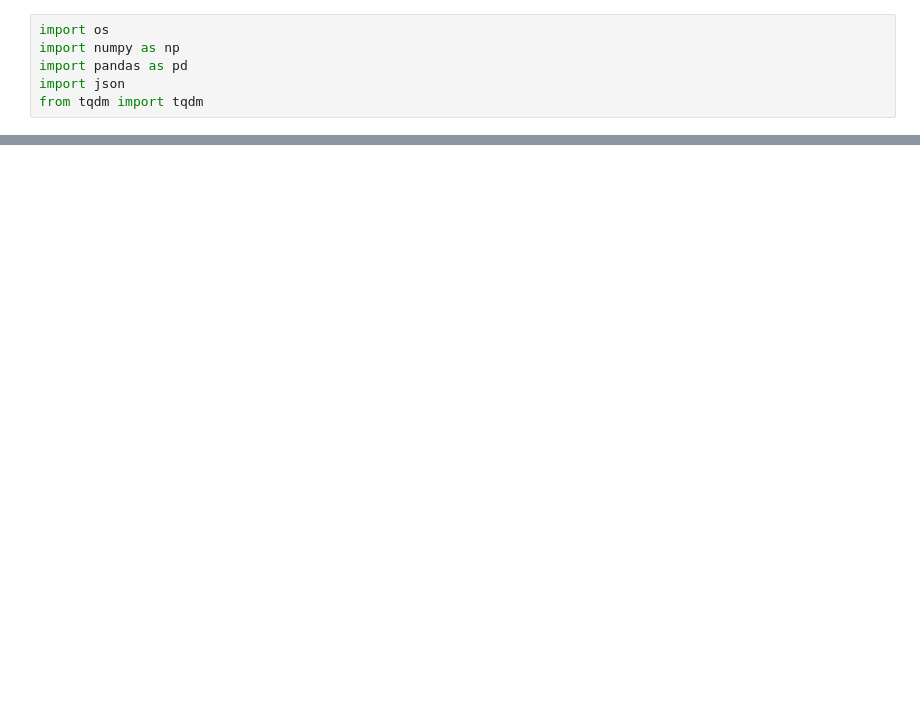
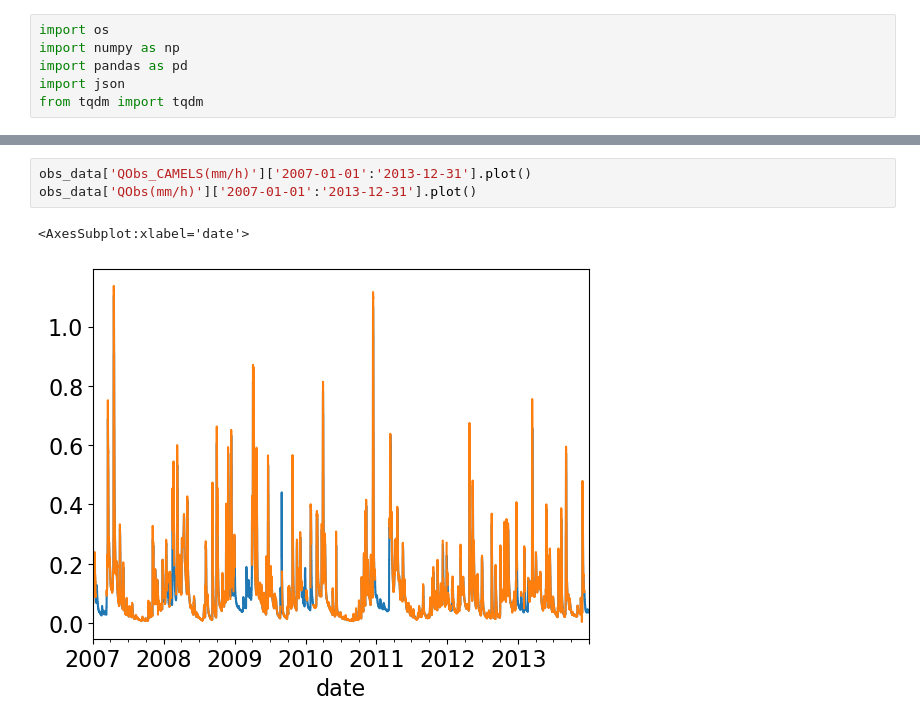
Before and after one commit to NWC-CUAHSI-Summer-Institute/calibrate-cfe, a Jupyter notebook: 1-2-check_nan_in_data.ipynb, the cells around one changed output, grey strips where cells are left out. Drawn from its saved outputs; the diff is of its cells as text; blank space fills up the shorter version.

```diff
--- a/1-2-check_nan_in_data.ipynb
+++ b/1-2-check_nan_in_data.ipynb
@@ -100,0 +149,6 @@ process_data(data_dir, obs_dir, forcing_path, time_split_file, output_dir)
+# %%
+obs_data['QObs_CAMELS(mm/h)']['2007-01-01':'2013-12-31'].plot()
+obs_data['QObs(mm/h)']['2007-01-01':'2013-12-31'].plot()
+# %% [output]
+<AxesSubplot:xlabel='date'>
+[figure, added]
```
Also changed, not shown: parts of 15 cells of this notebook.
